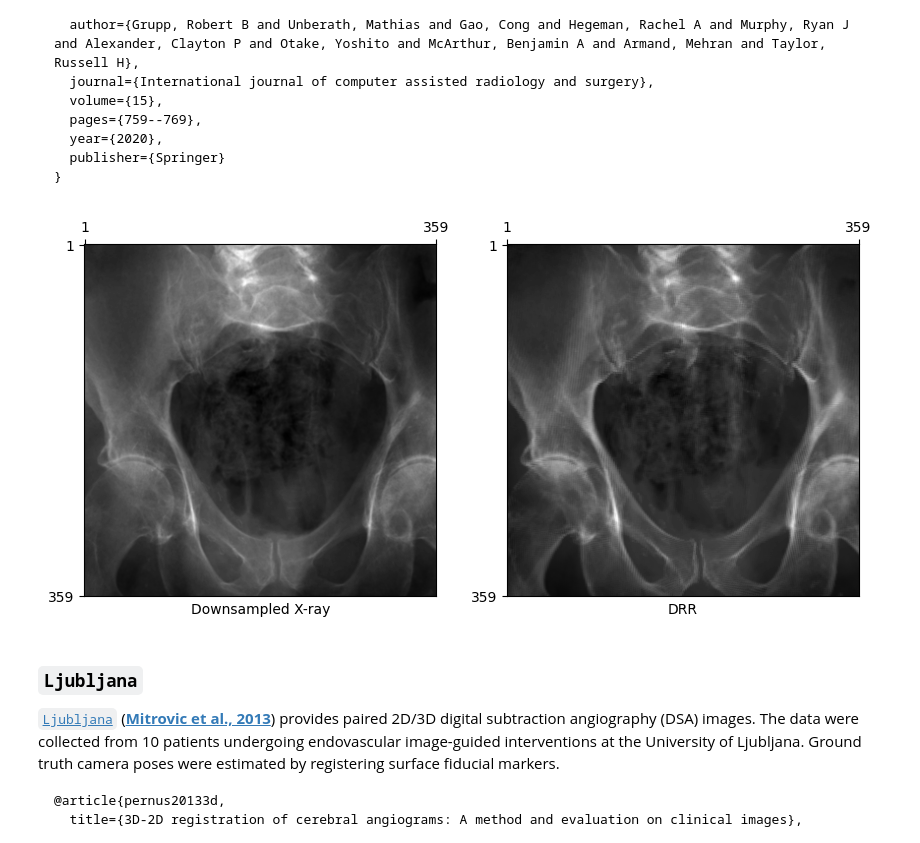
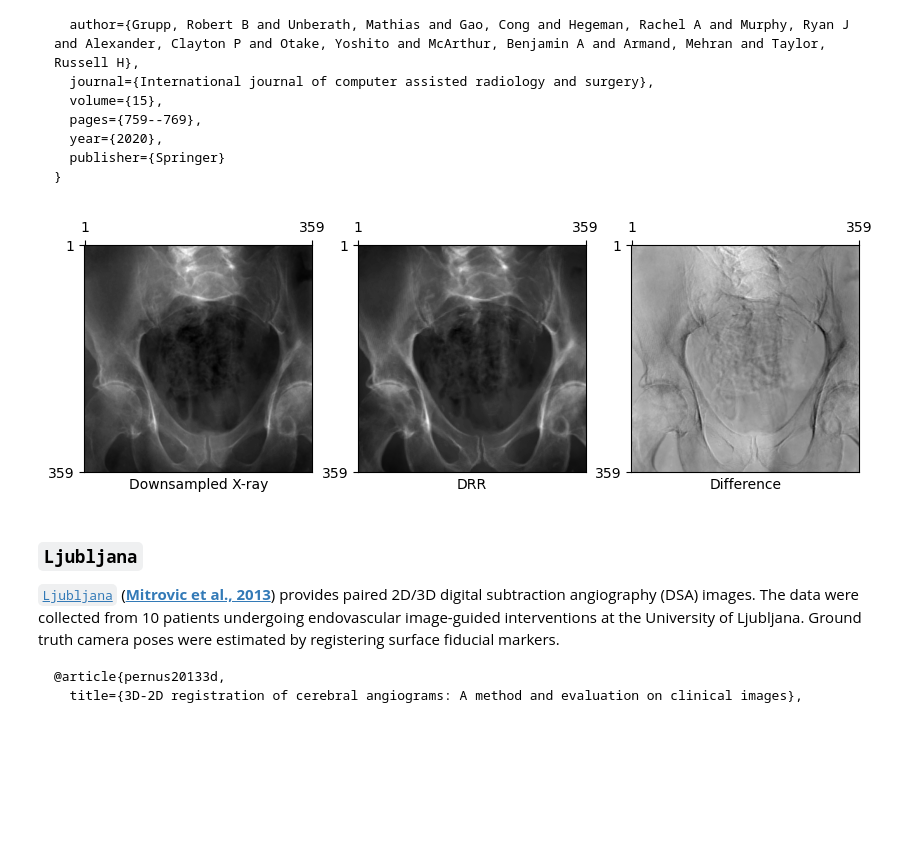
Before and after one commit to eigenvivek/DiffDRR-Datasets, a Jupyter notebook: notebooks/index.ipynb, the cells around one changed output. Saved outputs shown, nothing was run; the diff lists cells and outputs as text; code cells hidden in the pictures; blank space fills up the shorter version.

```diff
--- a/notebooks/index.ipynb
+++ b/notebooks/index.ipynb
@@ -60,36 +60,35 @@ If you use any of these datasets, please cite the original papers.
 # %%
 #| eval: false
 import matplotlib.pyplot as plt
 import torch
 from diffdrr.drr import DRR
 from diffdrr.visualization import plot_drr
 
 from diffdrrdata.deepfluoro import DeepFluoroDataset, Transforms
 
 # Load a subject from the DeepFluoroDataset
 deepfluoro = DeepFluoroDataset(id_number=1, bone_attenuation_multiplier=2.5)
 
 # Initialize the DRR module
 subsample = 4
 drr = DRR(
     deepfluoro.subject,
     deepfluoro.focal_len,
     deepfluoro.height // subsample,
     deepfluoro.delx * subsample,
     x0=deepfluoro.x0,
     y0=deepfluoro.y0,
-    reverse_x_axis=False,
 )
 transform = Transforms(deepfluoro.height // subsample)
 
 # Render a DRR from the ground truth camera pose
 gt, pose = deepfluoro[0]
 img = drr(pose)
 gt, img = transform(gt), transform(img)
-plot_drr(torch.concat([gt, img]), title=["Downsampled X-ray", "DRR"])
+plot_drr(torch.concat([gt, img, gt - img]), title=["Downsampled X-ray", "DRR", "Difference"])
 plt.show()
 # %% [output]
-[figure, old version]
+[figure, new version]
 # %% [markdown]
 ### `Ljubljana`
 
```
Also changed, not shown: parts of 1 cell of this notebook, 5 other files.
